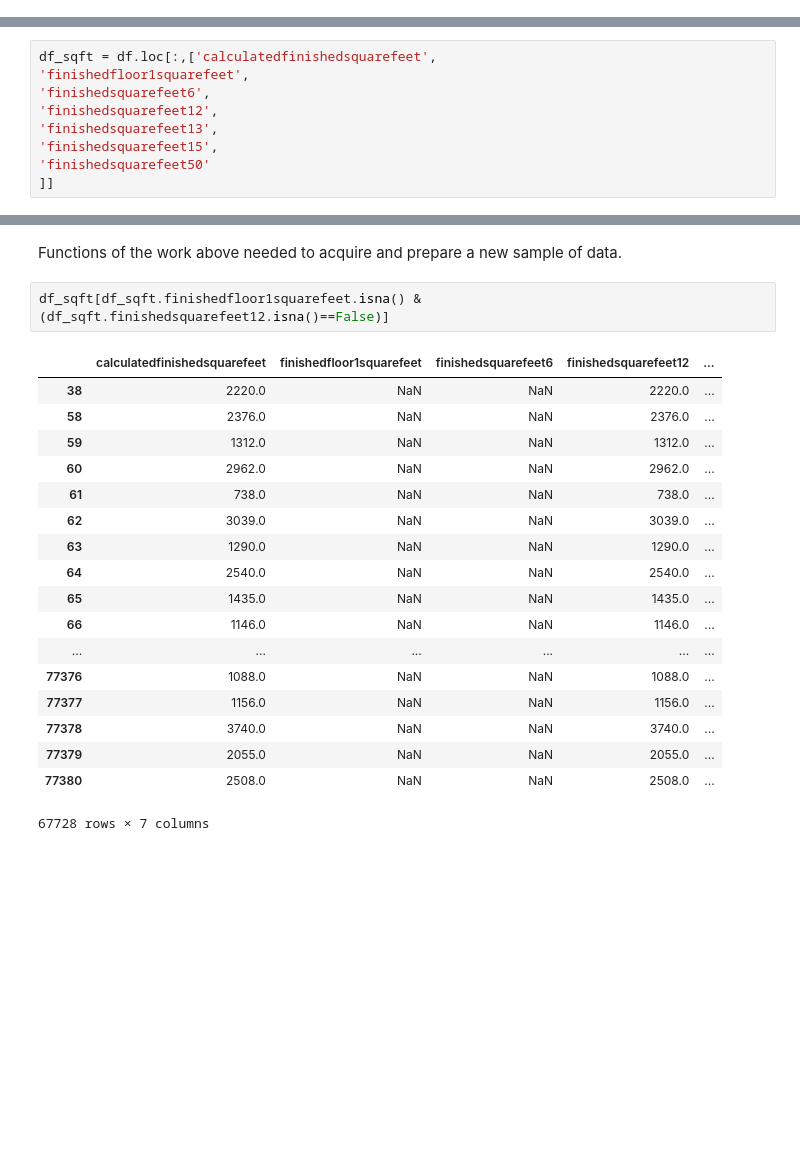
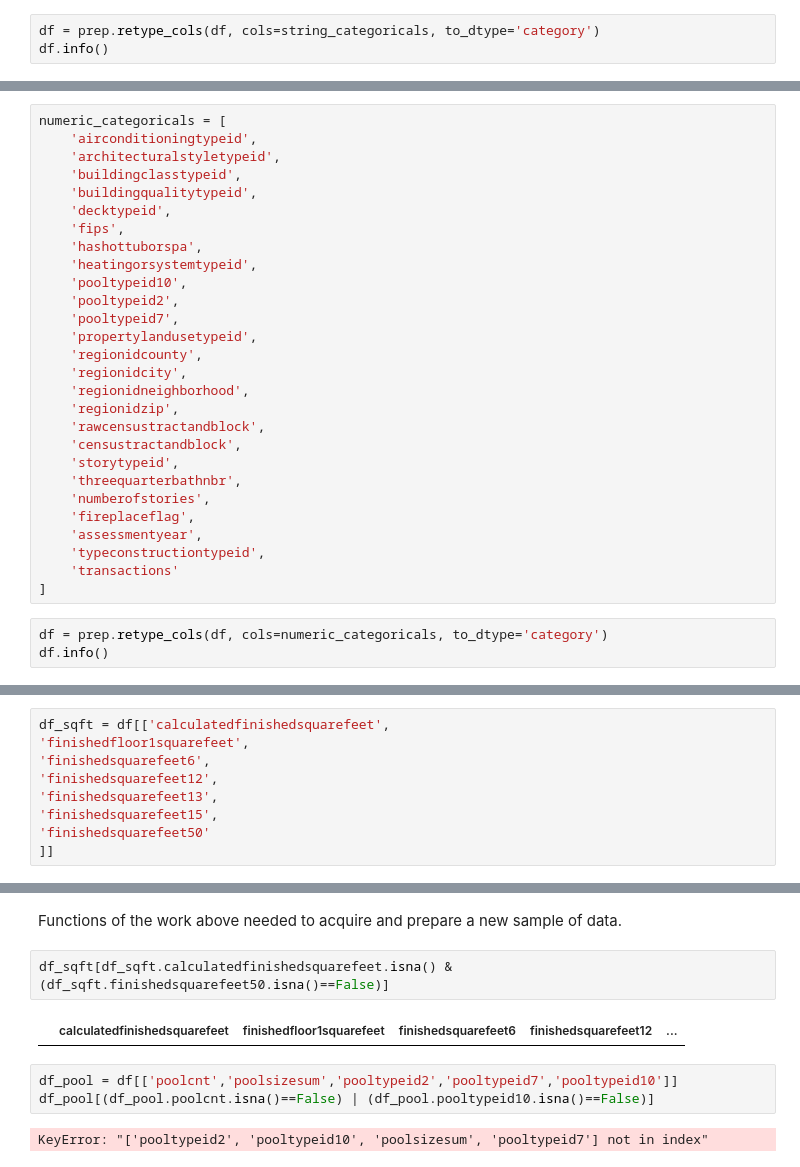
Before and after one commit to kjeliasen/ds-methodologies-exercises, a Jupyter notebook: clustering/Zillow.ipynb, the cells around one changed output, grey strips where cells are left out. Drawn from its saved outputs; the diff is of its cells as text; blank space fills up the shorter version.

```diff
--- a/clustering/Zillow.ipynb
+++ b/clustering/Zillow.ipynb
@@ -207,0 +306,3 @@ def get_column_values_stats(
+# %%
+df = prep.retype_cols(df, cols=string_categoricals, to_dtype='category')
+df.info()
@@ -232,0 +379,31 @@ ending get_row_values_stats ; time: 0.40561985969543457
+# %%
+numeric_categoricals = [
+    'airconditioningtypeid',
+    'architecturalstyletypeid',
+    'buildingclasstypeid',
+    'buildingqualitytypeid',
+    'decktypeid',
+    'fips',
+    'hashottuborspa',
+    'heatingorsystemtypeid',
+    'pooltypeid10',
+    'pooltypeid2',
+    'pooltypeid7',
+    'propertylandusetypeid',
+    'regionidcounty',
+    'regionidcity',
+    'regionidneighborhood',
+    'regionidzip',
+    'rawcensustractandblock',
+    'censustractandblock',
+    'storytypeid',
+    'threequarterbathnbr',
+    'numberofstories',
+    'fireplaceflag',
+    'assessmentyear',
+    'typeconstructiontypeid',
+    'transactions'
+]
+# %%
+df = prep.retype_cols(df, cols=numeric_categoricals, to_dtype='category')
+df.info()
@@ -282,7 +508,7 @@ memory usage: 42.5+ MB
    - Impute with mean, median, mode.
    - Drop row/column
 # %%
-df_sqft = df.loc[:,['calculatedfinishedsquarefeet',
+df_sqft = df[['calculatedfinishedsquarefeet',
 'finishedfloor1squarefeet',
 'finishedsquarefeet6',
 'finishedsquarefeet12',
@@ -295,23 +521,11 @@ df_sqft = df.loc[:,['calculatedfinishedsquarefeet',
 # %% [markdown]
 Functions of the work above needed to acquire and prepare a new sample of data.
 # %%
-df_sqft[df_sqft.finishedfloor1squarefeet.isna() & (df_sqft.finishedsquarefeet12.isna()==False)]
+df_sqft[df_sqft.calculatedfinishedsquarefeet.isna() & (df_sqft.finishedsquarefeet50.isna()==False)]
 # %% [output]
 |  | calculatedfinishedsquarefeet | finishedfloor1squarefeet | finishedsquarefeet6 | finishedsquarefeet12 | ... |
-| 38 | 2220.0 | NaN | NaN | 2220.0 | ... |
-| 58 | 2376.0 | NaN | NaN | 2376.0 | ... |
-| 59 | 1312.0 | NaN | NaN | 1312.0 | ... |
-| 60 | 2962.0 | NaN | NaN | 2962.0 | ... |
-| 61 | 738.0 | NaN | NaN | 738.0 | ... |
-| 62 | 3039.0 | NaN | NaN | 3039.0 | ... |
-| 63 | 1290.0 | NaN | NaN | 1290.0 | ... |
-| 64 | 2540.0 | NaN | NaN | 2540.0 | ... |
-| 65 | 1435.0 | NaN | NaN | 1435.0 | ... |
-| 66 | 1146.0 | NaN | NaN | 1146.0 | ... |
-| ... | ... | ... | ... | ... | ... |
-| 77376 | 1088.0 | NaN | NaN | 1088.0 | ... |
-| 77377 | 1156.0 | NaN | NaN | 1156.0 | ... |
-| 77378 | 3740.0 | NaN | NaN | 3740.0 | ... |
-| 77379 | 2055.0 | NaN | NaN | 2055.0 | ... |
-| 77380 | 2508.0 | NaN | NaN | 2508.0 | ... |
-67728 rows × 7 columns
+# %%
+df_pool = df[['poolcnt','poolsizesum','pooltypeid2','pooltypeid7','pooltypeid10']]
+df_pool[(df_pool.poolcnt.isna()==False) | (df_pool.pooltypeid10.isna()==False)]
+# %% [output]
+KeyError: "['pooltypeid2', 'pooltypeid10', 'poolsizesum', 'pooltypeid7'] not in index"
```
Also changed, not shown: parts of 30 cells of this notebook, 5 other files.
